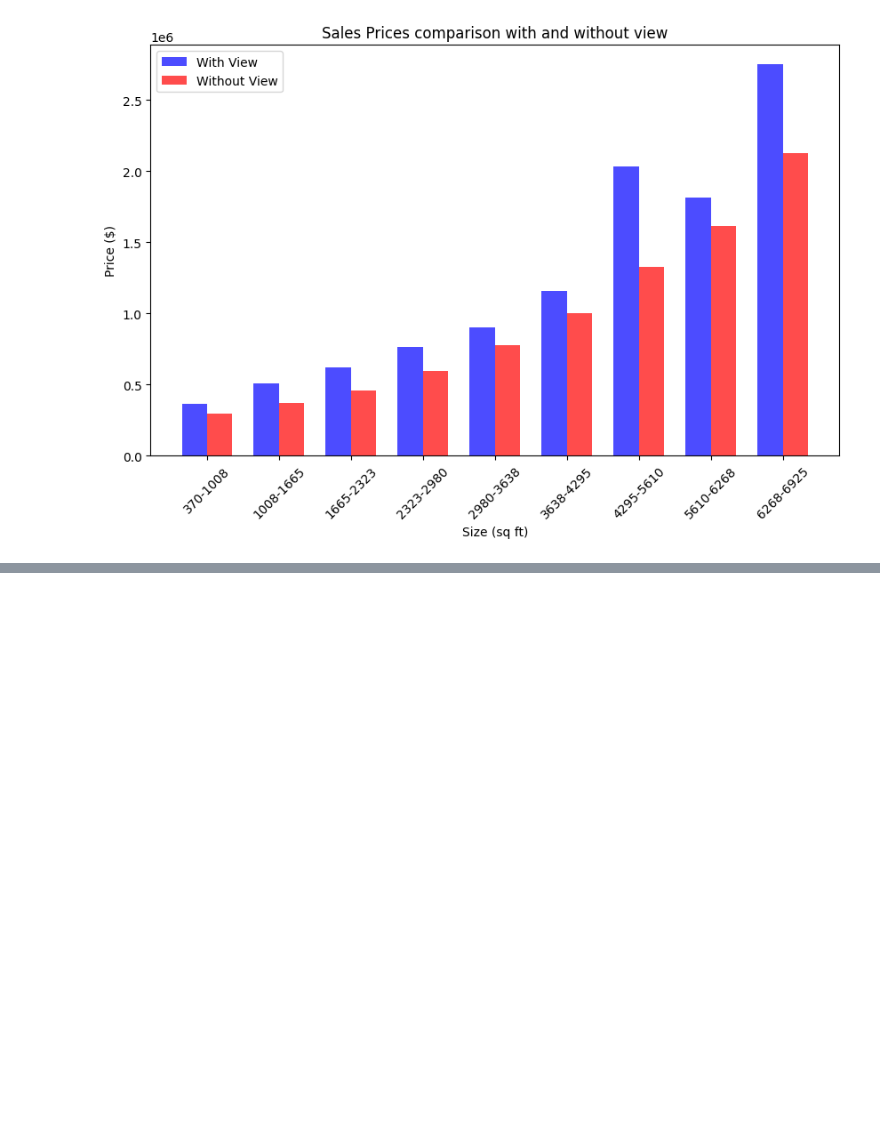
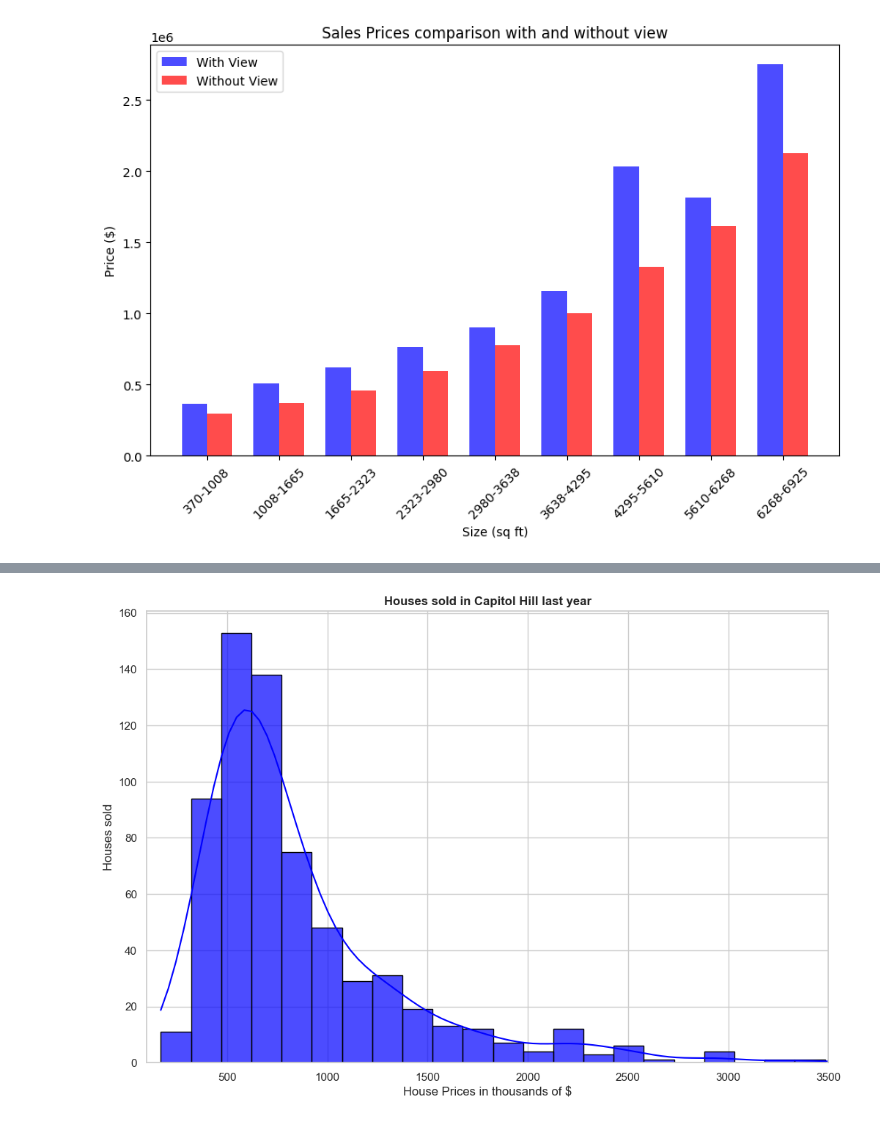
Before and after one commit to BasaJess/250213_DS_EDA_Project, a Jupyter notebook: 3_EDA_Excercise.ipynb, the cells around one changed output, grey strips where cells are left out. Drawn from its saved outputs; the diff is of its cells as text; code cells hidden in the pictures; blank space fills up the shorter version.

Commit message:
More plots

```diff
--- a/3_EDA_Excercise.ipynb
+++ b/3_EDA_Excercise.ipynb
@@ -334,0 +327,27 @@ m3
+# %%
+# capitol Hill map Price, mean and median, maybe a gauss distribution
+# Find outr which zipcodes are in Capitol Hill
+# 98102, 98112, and 98122
+# Values to filter
+zipcodes_to_keep = [98102, 98112, 98122]
+# Filtering the DataFrame
+capitolHill_df = df[df['zipcode'].isin(zipcodes_to_keep)]
+capitolHill_df = capitolHill_df.filter(['zipcode','price'], axis=1)
+# calculate Mean and median
+capitolHill_mean = capitolHill_df['price'].mean() #863453.0211161388
+capitolHill_median = capitolHill_df['price'].median() #np.float64(690000.0)
+capitolHill_df = capitolHill_df[['price']].reset_index()
+# Gauss distribution
+# Create a histogram
+capitolHill_df['price'] = capitolHill_df['price']/1000
+plt.figure(figsize=(12, 8))  # Adjust the size as needed
+sns.histplot(capitolHill_df['price'],kde=True,bins=50, color='blue', edgecolor='black', alpha=0.7)
+plt.xlabel('House Prices in thousands of $')
+plt.ylabel('Houses sold')
+plt.title('Houses sold in Capitol Hill last year', fontweight='bold')
+# Set the x-axis range
+plt.xlim(100, 3500)  # Adjust the range as needed
+# Save the plot with a transparent background
+plt.savefig('data/CapitolHill.png', transparent=True)
+# %% [output]
+[figure, added]
```
Also changed, not shown: parts of 7 cells of this notebook, 6 other files.
